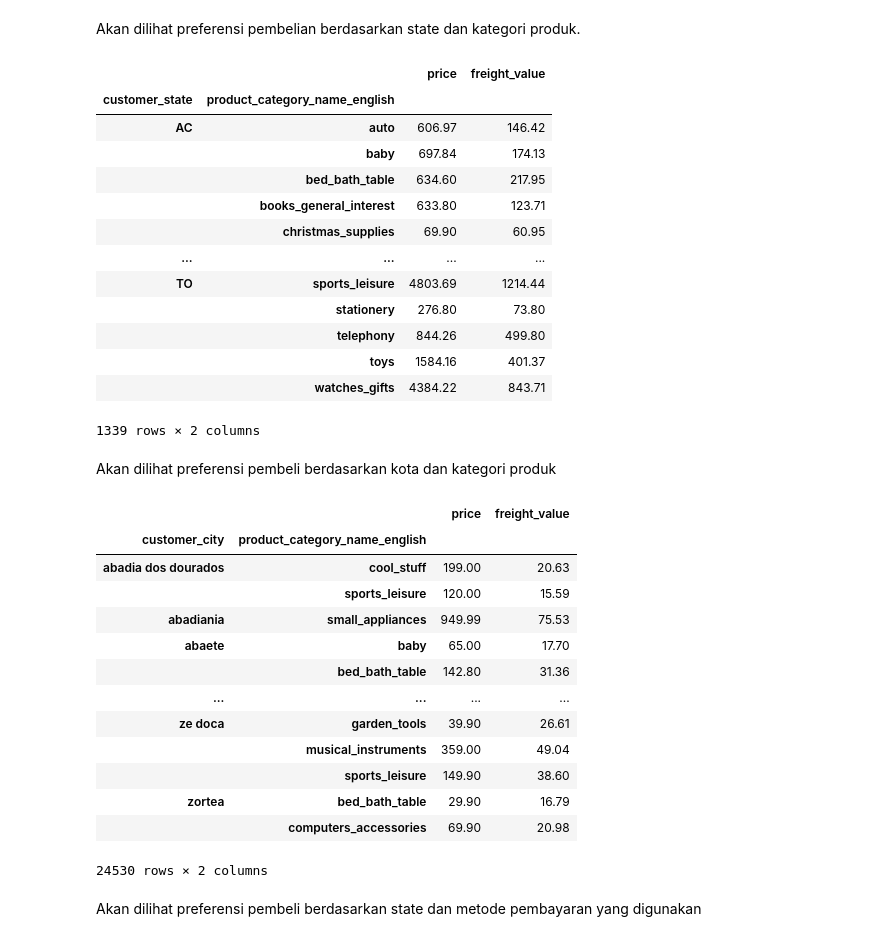
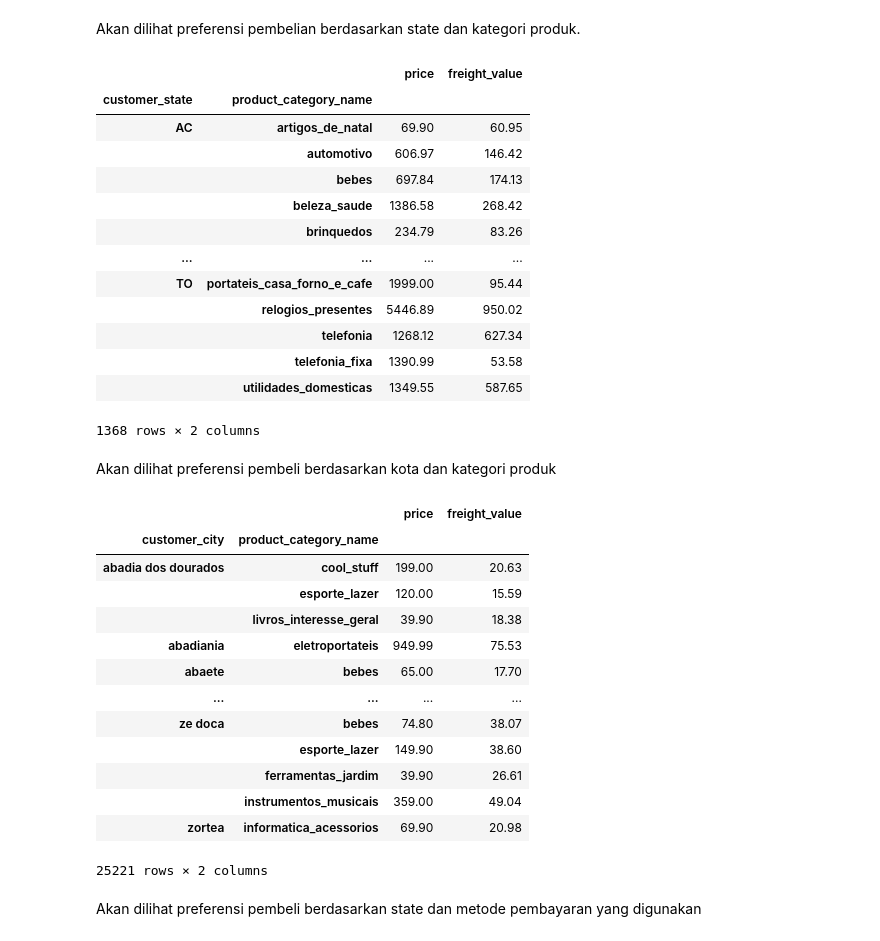
Before and after one commit to graceloisa/Proyek-Analisis-Data-E-commerce, a Jupyter notebook: Proyek_Data_Analisis_E_Commerce_Grace_Loisa.ipynb, the cells around one changed output. Cells and saved outputs as stored; diff of their text form; code cells hidden in the pictures.

```diff
--- a/Proyek_Data_Analisis_Grace_Loisa.ipynb
+++ b/Proyek_Data_Analisis_E_Commerce_Grace_Loisa.ipynb
@@ -1106,47 +1107,47 @@ memory usage: 45.1+ MB
 # %% [markdown]
 Akan dilihat preferensi pembelian berdasarkan state dan kategori produk.
 # %%
-all_data.groupby(by=["customer_state", "product_category_name_english"]).agg({
+all_data.groupby(by=["customer_state", "product_category_name"]).agg({
     "price": "sum",
     "freight_value": "sum"
 })
 # %% [output]
 |  |  | price | freight_value |
-| customer_state | product_category_name_english |  |  |
-| AC | auto | 606.97 | 146.42 |
-|  | baby | 697.84 | 174.13 |
-|  | bed_bath_table | 634.60 | 217.95 |
-|  | books_general_interest | 633.80 | 123.71 |
-|  | christmas_supplies | 69.90 | 60.95 |
+| customer_state | product_category_name |  |  |
+| AC | artigos_de_natal | 69.90 | 60.95 |
+|  | automotivo | 606.97 | 146.42 |
+|  | bebes | 697.84 | 174.13 |
+|  | beleza_saude | 1386.58 | 268.42 |
+|  | brinquedos | 234.79 | 83.26 |
 | ... | ... | ... | ... |
-| TO | sports_leisure | 4803.69 | 1214.44 |
-|  | stationery | 276.80 | 73.80 |
-|  | telephony | 844.26 | 499.80 |
-|  | toys | 1584.16 | 401.37 |
-|  | watches_gifts | 4384.22 | 843.71 |
+| TO | portateis_casa_forno_e_cafe | 1999.00 | 95.44 |
+|  | relogios_presentes | 5446.89 | 950.02 |
+|  | telefonia | 1268.12 | 627.34 |
+|  | telefonia_fixa | 1390.99 | 53.58 |
+|  | utilidades_domesticas | 1349.55 | 587.65 |
-1339 rows × 2 columns
+1368 rows × 2 columns
 # %% [markdown]
 Akan dilihat preferensi pembeli berdasarkan kota dan kategori produk
 # %%
-all_data.groupby(by=["customer_city", "product_category_name_english"]).agg({
+all_data.groupby(by=["customer_city", "product_category_name"]).agg({
     "price": "sum",
     "freight_value": "sum"
 })
 # %% [output]
 |  |  | price | freight_value |
-| customer_city | product_category_name_english |  |  |
+| customer_city | product_category_name |  |  |
 | abadia dos dourados | cool_stuff | 199.00 | 20.63 |
-|  | sports_leisure | 120.00 | 15.59 |
-| abadiania | small_appliances | 949.99 | 75.53 |
-| abaete | baby | 65.00 | 17.70 |
-|  | bed_bath_table | 142.80 | 31.36 |
+|  | esporte_lazer | 120.00 | 15.59 |
+|  | livros_interesse_geral | 39.90 | 18.38 |
+| abadiania | eletroportateis | 949.99 | 75.53 |
+| abaete | bebes | 65.00 | 17.70 |
 | ... | ... | ... | ... |
-| ze doca | garden_tools | 39.90 | 26.61 |
-|  | musical_instruments | 359.00 | 49.04 |
-|  | sports_leisure | 149.90 | 38.60 |
-| zortea | bed_bath_table | 29.90 | 16.79 |
-|  | computers_accessories | 69.90 | 20.98 |
+| ze doca | bebes | 74.80 | 38.07 |
+|  | esporte_lazer | 149.90 | 38.60 |
+|  | ferramentas_jardim | 39.90 | 26.61 |
+|  | instrumentos_musicais | 359.00 | 49.04 |
+| zortea | informatica_acessorios | 69.90 | 20.98 |
-24530 rows × 2 columns
+25221 rows × 2 columns
 # %% [markdown]
 Akan dilihat preferensi pembeli berdasarkan state dan metode pembayaran yang digunakan
 # %%
```
Also changed, not shown: parts of 31 cells of this notebook, 4 other files.
